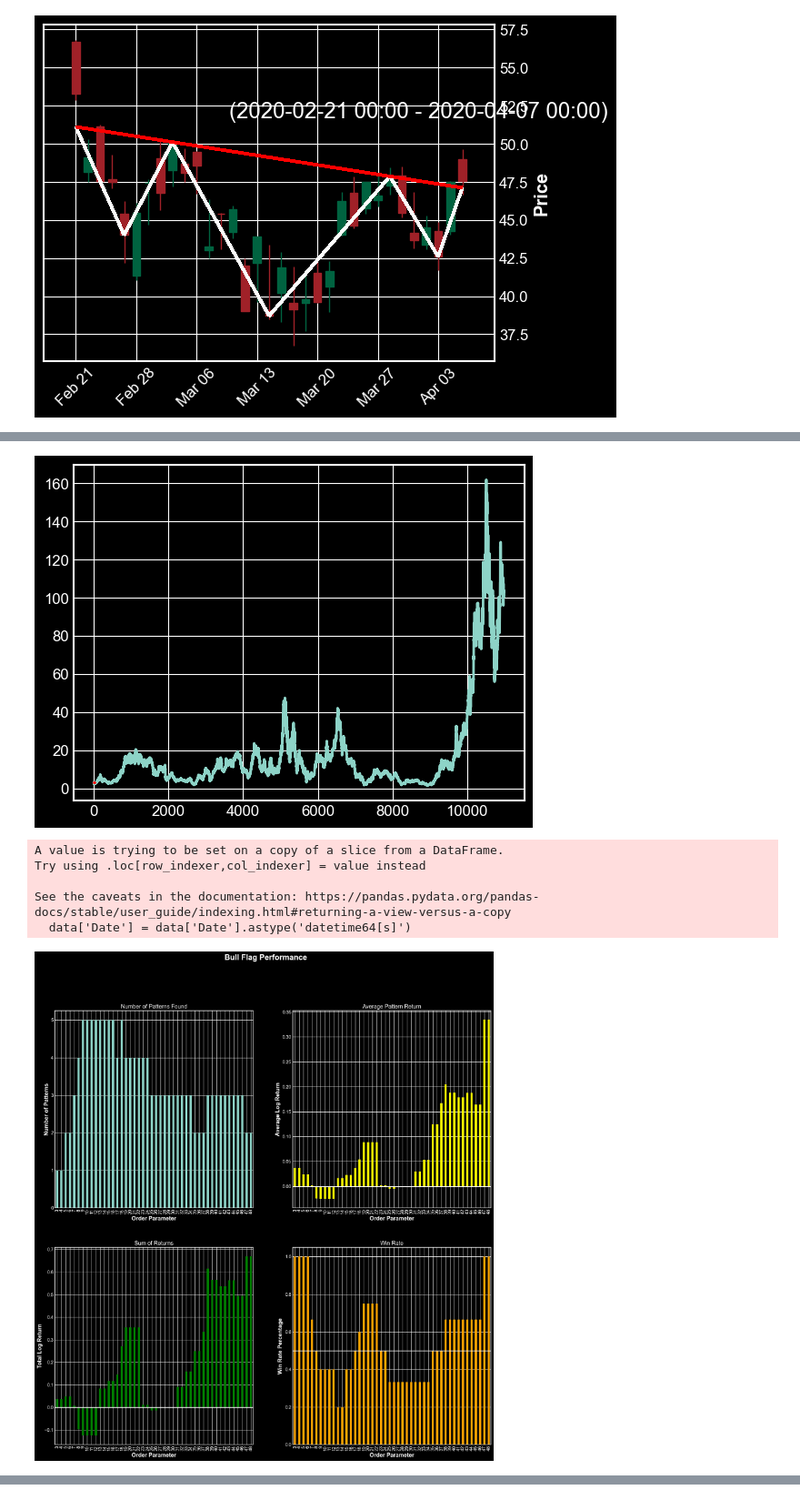
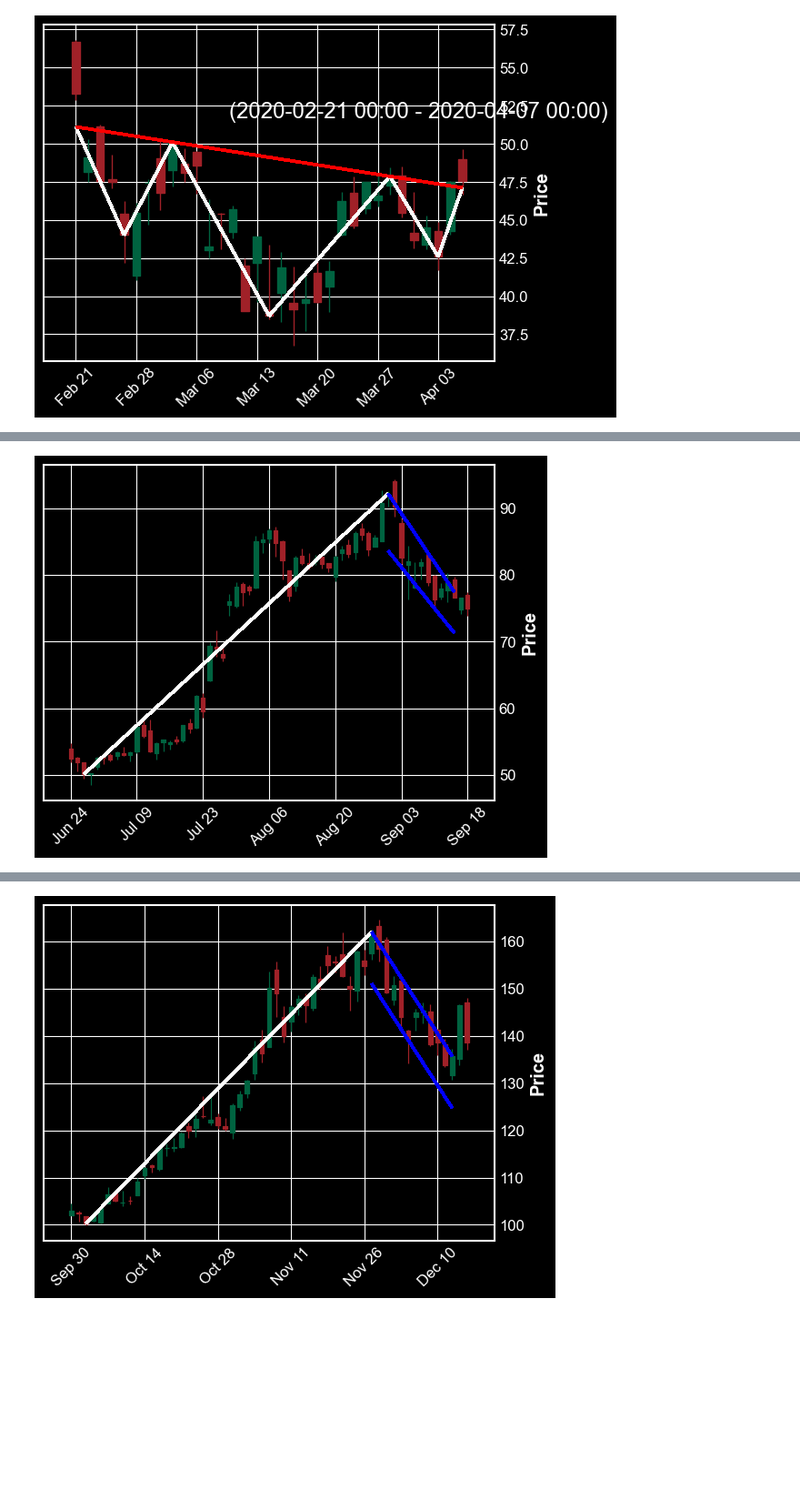
Before and after one commit to volodymyrkir/exploratory_data_analysis, a Jupyter notebook: tasks/task_1.ipynb, the cells around one changed output, grey strips where cells are left out. Shown at 91% size. Saved outputs shown, nothing was run; the diff lists cells and outputs as text; code cells hidden in the pictures; blank space fills up the shorter version.

Commit message:
Added flag pattern visualization

```diff
--- a/tasks/task_1.ipynb
+++ b/tasks/task_1.ipynb
@@ -280,19 +270,7 @@ plt.show()
-# %%
-top1 = df['Close'].iloc[0:10].max()
-top2 = df['Close'].iloc[10:20].max()
-
-plt.plot(df['Close'])
-plt.plot([0, 10], [top1, top1], 'r')
-plt.plot([10, 20], [top2, top2], 'r')
-plt.show()
-# %% [output]
-[figure, removed]
 # %%
-fp.plot_flag(df.loc[10000:11000])
+bull_flags, bear_flags, _, _  = fp.find_flags_pennants_trendline(close_price_data, 10)
+
+for flag in bull_flags + bear_flags:
+    fp.plot_flag(df_stripped, flag)
 # %% [output]
-A value is trying to be set on a copy of a slice from a DataFrame.
-Try using .loc[row_indexer,col_indexer] = value instead
-
-See the caveats in the documentation: https://pandas.pydata.org/pandas-docs/stable/user_guide/indexing.html#returning-a-view-versus-a-copy
-  data['Date'] = data['Date'].astype('datetime64[s]')
-[figure, old version]
+[figure, new version]
@@ -301,0 +280 @@ See the caveats in the documentation: https://pandas.pydata.org/pandas-docs/stab
+[figure, added]
```
Also changed, not shown: parts of 7 cells of this notebook.
